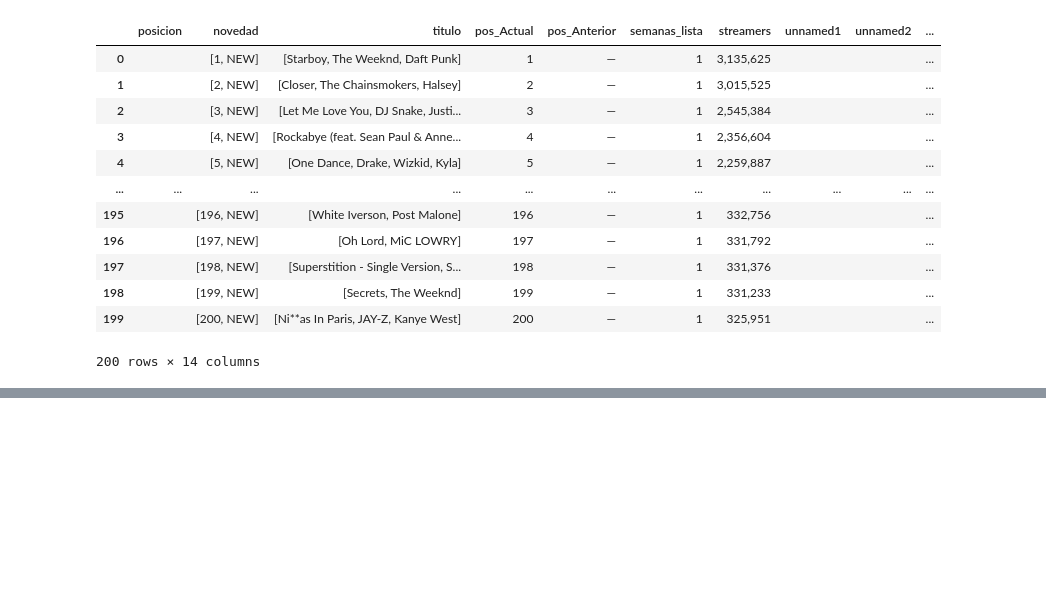
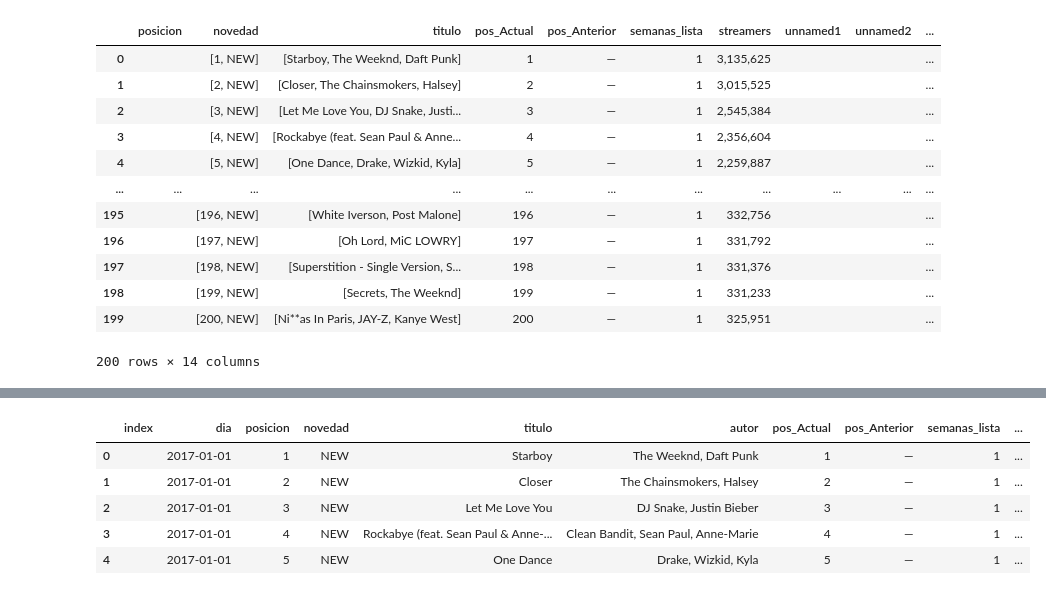
Before and after one commit to SergioSuarezgh/Project_Final_Spotify, a Jupyter notebook: src/spoty_dia.ipynb, the cells around one changed output, grey strips where cells are left out. Cells and saved outputs as stored; diff of their text form; code cells hidden in the pictures; blank space fills up the shorter version.

Commit message:
Actualizacion

```diff
--- a/src/spoty_dia.ipynb
+++ b/src/spoty_dia.ipynb
@@ -34,6 +34,13 @@ opciones.add_argument('--start-maximized')         # comienza maximizado
 #opciones.add_extension('driver/adblock.crx')       # adblocker
 
 opciones.add_argument('user-data-dir=selenium')    # mantiene las coockies
+
+import Utils
+from datetime import date
+
+from decouple import config
+user_spoty = config('user_spoty', default='')
+pass_spoty = config('pass_spoty', default='')
 # %%
 dia='2017-01-01'
 # %%
@@ -53,12 +60,12 @@ def direccion(url,dia):
 
     input_mail=driver.find_element(By.XPATH,'//*[@id="login-username"]')
 
-    input_mail.send_keys('')  # escribe texto
+    input_mail.send_keys(user)  # escribe texto
 
     input_clave=driver.find_element(By.XPATH,'//*[@id="login-password"]')
 
 
-    input_clave.send_keys('')
+    input_clave.send_keys(password)
 
     boton_acceso=driver.find_element(By.XPATH,'//*[@id="login-button"]/div[1]/p').click()
 
@@ -335,0 +296,11 @@ holi[1]
+# %%
+holon=pd.concat(holi)
+# %%
+holon.head()
+# %% [output]
+|  | index | dia | posicion | novedad | titulo | autor | pos_Actual | pos_Anterior | semanas_lista | ... |
+| 0 |  | 2017-01-01 | 1 | NEW | Starboy | The Weeknd, Daft Punk | 1 | — | 1 | ... |
+| 1 |  | 2017-01-01 | 2 | NEW | Closer | The Chainsmokers, Halsey | 2 | — | 1 | ... |
+| 2 |  | 2017-01-01 | 3 | NEW | Let Me Love You | DJ Snake, Justin Bieber | 3 | — | 1 | ... |
+| 3 |  | 2017-01-01 | 4 | NEW | Rockabye (feat. Sean Paul & Anne-... | Clean Bandit, Sean Paul, Anne-Marie | 4 | — | 1 | ... |
+| 4 |  | 2017-01-01 | 5 | NEW | One Dance | Drake, Wizkid, Kyla | 5 | — | 1 | ... |
```
Also changed, not shown: parts of 9 cells of this notebook, 6 other files.
